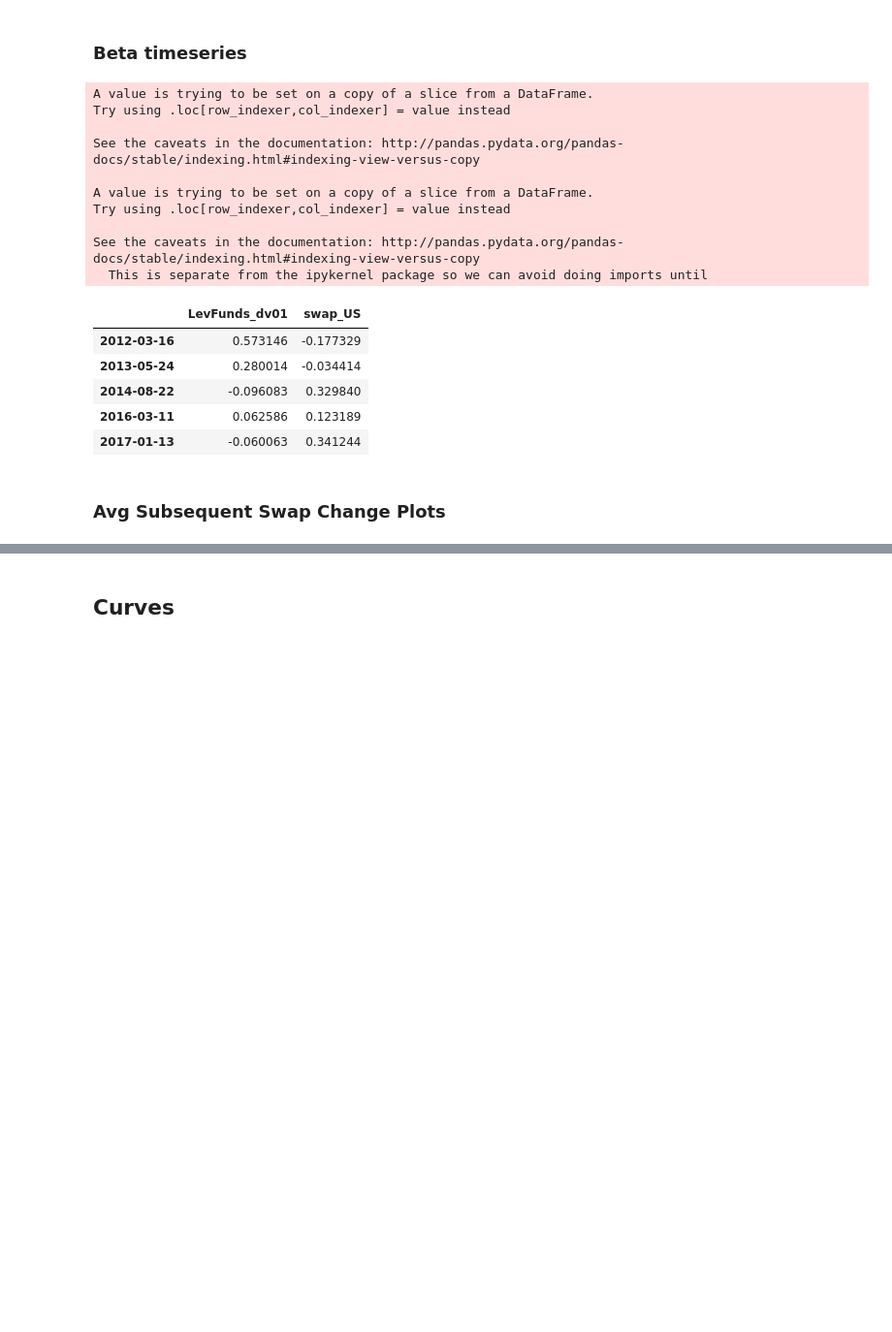
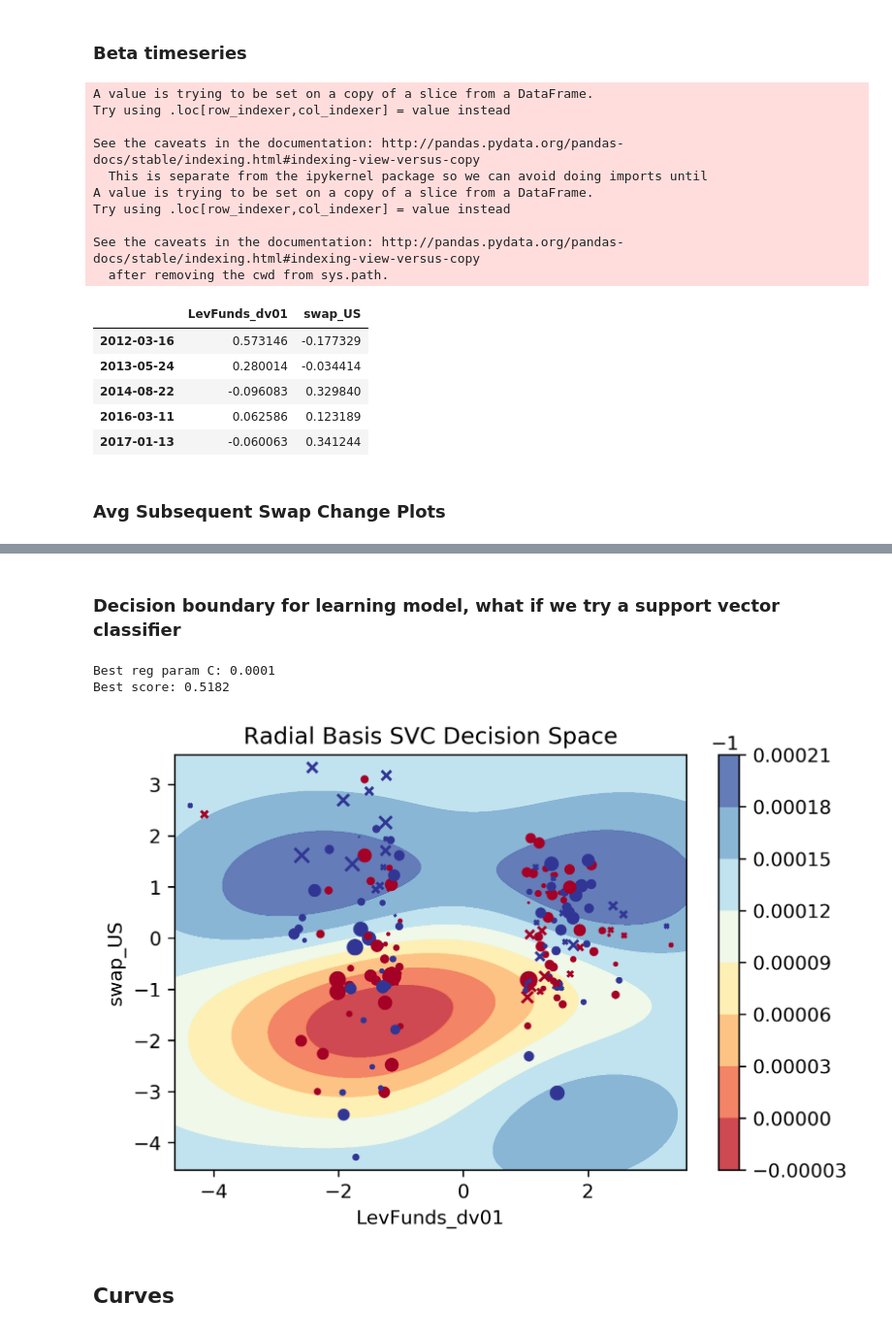
Before and after one commit to boneil33/FinML, a Jupyter notebook: MLFin/ExPtTest/sandbox-signals.ipynb, the cells around one changed output, grey strips where cells are left out. Shown at 97% size. Saved outputs shown, nothing was run; the diff lists cells and outputs as text; code cells hidden in the pictures; blank space fills up the shorter version.

Commit message:
decision boundaries added

```diff
--- a/MLFin/ExPtTest/sandbox-signals.ipynb
+++ b/MLFin/ExPtTest/sandbox-signals.ipynb
@@ -416,6 +419,7 @@ array([[-0.04375653,  0.03671373]])
 ### Beta timeseries
 # %%
 # look at the timeseries of betas under rolling model fits to see if there's consistency
+sample_weight = swap+'_fwd'+str(subsq_len)+'_abs'
 extr_corr_pos[target] = np.sign(extr_corr_pos[target_unadj])
 extr_corr_pos[sample_weight] = np.abs(extr_corr_pos[target_unadj])
 features = ['LevFunds_dv01', CT_SWAP_MAP[ct][0]]
@@ -435,16 +439,16 @@ for train_idx, test_idx in tss.split(datas.loc[:is_end_dt]):
     dates.append(extr_corr_pos.index[train_idx[-1]])
 pd.DataFrame(betas, index=dates, columns=features)
 # %% [output]
-A value is trying to be set on a copy of a slice from a DataFrame.
-Try using .loc[row_indexer,col_indexer] = value instead
-
-See the caveats in the documentation: http://pandas.pydata.org/pandas-docs/stable/indexing.html#indexing-view-versus-copy
-
 A value is trying to be set on a copy of a slice from a DataFrame.
 Try using .loc[row_indexer,col_indexer] = value instead
 
 See the caveats in the documentation: http://pandas.pydata.org/pandas-docs/stable/indexing.html#indexing-view-versus-copy
   This is separate from the ipykernel package so we can avoid doing imports until
+A value is trying to be set on a copy of a slice from a DataFrame.
+Try using .loc[row_indexer,col_indexer] = value instead
+
+See the caveats in the documentation: http://pandas.pydata.org/pandas-docs/stable/indexing.html#indexing-view-versus-copy
+  after removing the cwd from sys.path.
 |  | LevFunds_dv01 | swap_US |
 | 2012-03-16 | 0.573146 | -0.177329 |
 | 2013-05-24 | 0.280014 | -0.034414 |
@@ -479,6 +483,66 @@ plot_subsq_rets(adj_ct_dfs, ct, feat_adj, filter_feat, windows, swaps=swaps, z_t
 | Max DD | -0.2890 | -0.5847 | -0.9923 | -0.2098 | -0.5847 | -1.0571 | -0.3950 | -0.6340 | -1.0072 | -0.3950 | -0.6340 | ... |
 | Num Obs | 108.0000 | 108.0000 | 108.0000 | 91.0000 | 91.0000 | 91.0000 | 108.0000 | 108.0000 | 108.0000 | 111.0000 | 111.0000 | ... |
 | Hit Ratio | 0.4444 | 0.4722 | 0.5370 | 0.4615 | 0.4945 | 0.5055 | 0.4444 | 0.4630 | 0.3889 | 0.4775 | 0.3874 | ... |
+# %% [markdown]
+### Decision boundary for learning model, what if we try a support vector classifier
+# %%
+feat1, feat2 = features[0], features[1]
+
+X1 = extr_corr_pos[np.hstack([features, sample_weight])].copy(deep=True).loc[:is_end_dt]
+y1 = extr_corr_pos[target].copy(deep=True).loc[:is_end_dt]
+
+X_train1, X_test1, y_train1, y_test1 = train_test_split(X1, y1, test_size=0.25, shuffle=False)
+X_train2 = X_train1[features]
+w_train2 = X_train1[sample_weight]
+w_test1 = X_test1[sample_weight]
+
+# plotting vars
+x_min, x_max = X1[feat1].min()-0.25, X1[feat1].max()+0.25
+y_min, y_max = X1[feat2].min()-0.25, X1[feat2].max()+0.25
+xx, yy = np.meshgrid(np.arange(x_min, x_max, 0.02), np.arange(y_min, y_max, 0.02))
+feat_mesh = pd.DataFrame(np.c_[xx.ravel(), yy.ravel()], columns=[feat1, feat2])
+
+# Create Preprocessor
+num_transformer = Pipeline(steps=[
+        ('imputer', SimpleImputer(strategy='median')),
+        ('scale', StandardScaler(with_mean=True))
+])
+
+# Create and fit model
+model = SVC(kernel='rbf', gamma='auto', class_weight='balanced')
+#model = LogisticRegression(multi_class='auto', class_weight='balanced', solver='lbfgs')
+pipe = Pipeline(steps=[
+        ('preprocessor', num_transformer),
+        ('model', model)
+])
+# get best regularization param from cross validation
+tss = TimeSeriesSplit(n_splits=10, max_train_size=208)
+param_space = np.logspace(-4, 4, 50)
+search = GridSearchCV(pipe, {'model__C': param_space}, n_jobs=-1, cv=tss)
+search.fit(X_train2, y_train1, model__sample_weight=w_train2)
+
+if isinstance(pipe.named_steps['model'], SVC):
+    Z = search.decision_function(feat_mesh)
+else:
+    Z = search.predict_proba(feat_mesh).T[1]
+Z = Z.reshape(xx.shape)
+
+fig, ax = plt.subplots(dpi=300)
+contours = ax.contourf(xx, yy, Z, cmap='RdYlBu', alpha=0.8)
+plt.colorbar(contours)
+ax.scatter(X_train2[feat1], X_train2[feat2], c=y_train1, s=w_train2*100, cmap='RdYlBu')
+ax.scatter(X_test1[feat1], X_test1[feat2], c=y_test1, s=w_test1*100, cmap='RdYlBu', marker='x')
+
+ax.set_xlabel(feat1)
+ax.set_ylabel(feat2)
+ax.set_title('Radial Basis SVC Decision Space')
+print(r'Best reg param C: {0}'.format(search.best_params_['model__C']))
+print(r'Best score: {0}'.format(np.round(search.best_score_, 4)))
+plt.show()
+# %% [output]
+Best reg param C: 0.0001
+Best score: 0.5182
+[figure, added]
 # %% [markdown]
 ## Curves
 # %%
```
Also changed, not shown: parts of 5 cells of this notebook, 6 other files.
